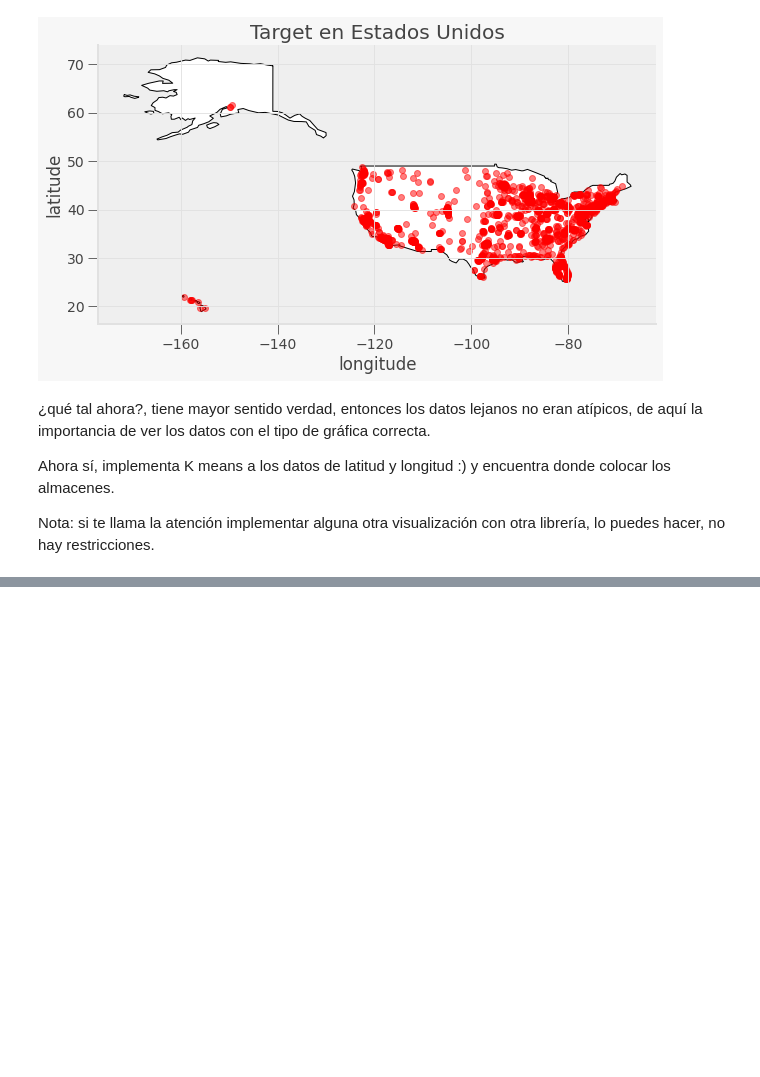
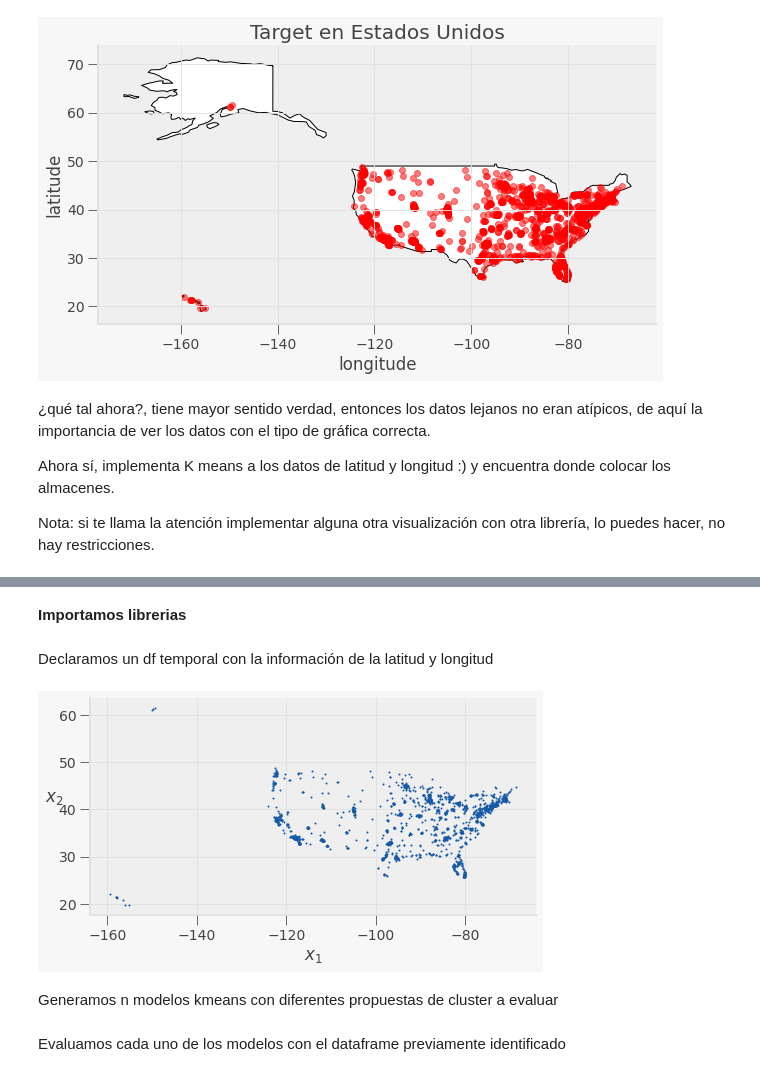
Before and after one commit to PosgradoMNA/actividades-de-aprendizaje-LuisHermenegildo1, a Jupyter notebook: TecMty_kmeans_target.ipynb, the cells around one changed output, grey strips where cells are left out. Saved outputs shown, nothing was run; the diff lists cells and outputs as text; code cells hidden in the pictures; blank space fills up the shorter version.

Commit message:
Actividad Kmeans

```diff
--- a/TecMty_kmeans_target.ipynb
+++ b/TecMty_kmeans_target.ipynb
@@ -250,0 +242,2 @@ Nota: si te llama la atención implementar alguna otra visualización con otra l
+# %% [markdown]
+**Importamos librerias**
@@ -250,0 +247,18 @@ Nota: si te llama la atención implementar alguna otra visualización con otra l
+# %% [markdown]
+Declaramos un df temporal con la información de la latitud y longitud
+# %%
+coords = df[['longitude','latitude']]
+# %%
+
+def plot_clusters(X, y=None):
+    plt.scatter(X[:, 0], X[:, 1], c=y, s=1)
+    plt.xlabel("$x_1$")
+    plt.ylabel("$x_2$", rotation=0)
+
+plt.figure(figsize=(8, 4))
+plot_clusters(coords.to_numpy())
+plt.gca().set_axisbelow(True)
+# %% [output]
+[figure, added]
+# %% [markdown]
+Generamos n modelos kmeans con diferentes propuestas de cluster a evaluar
@@ -250,0 +268,2 @@ Nota: si te llama la atención implementar alguna otra visualización con otra l
+# %% [markdown]
+Evaluamos cada uno de los modelos con el dataframe previamente identificado
```
Also changed, not shown: parts of 19 cells of this notebook.
